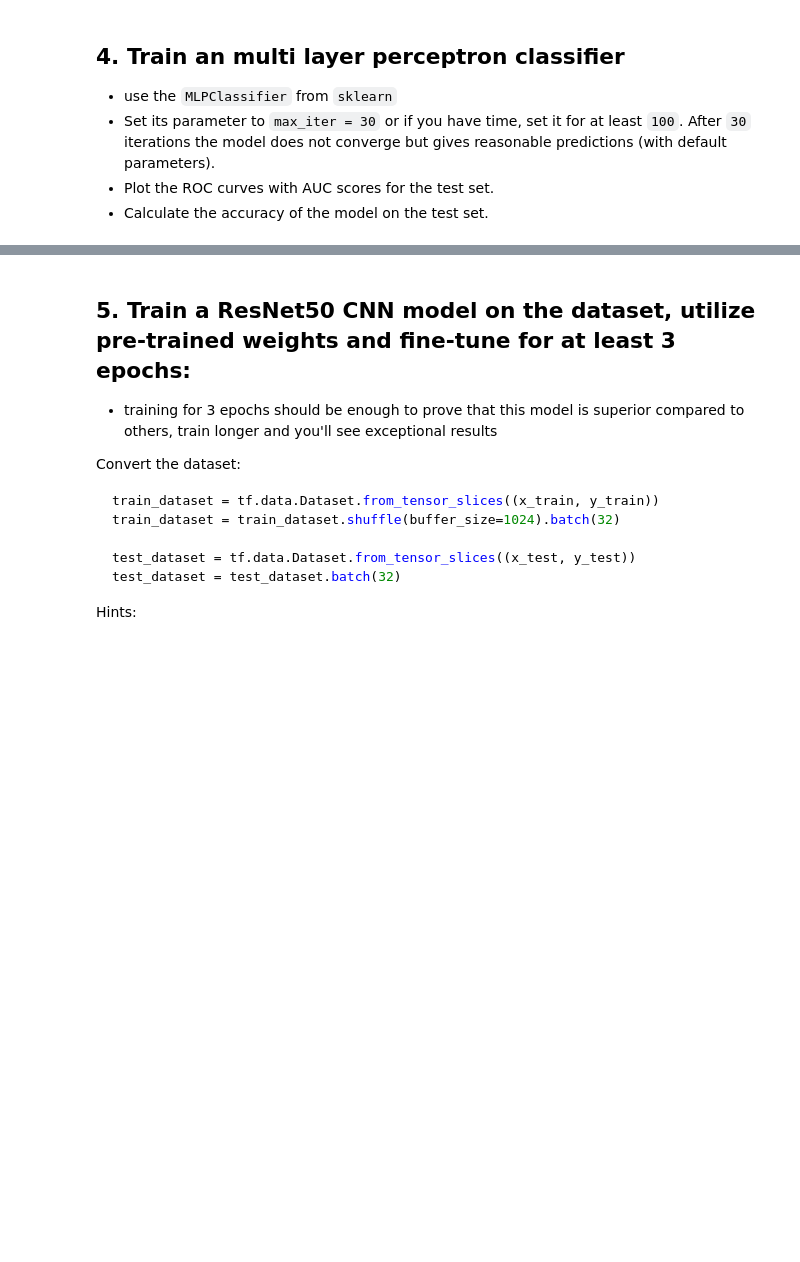
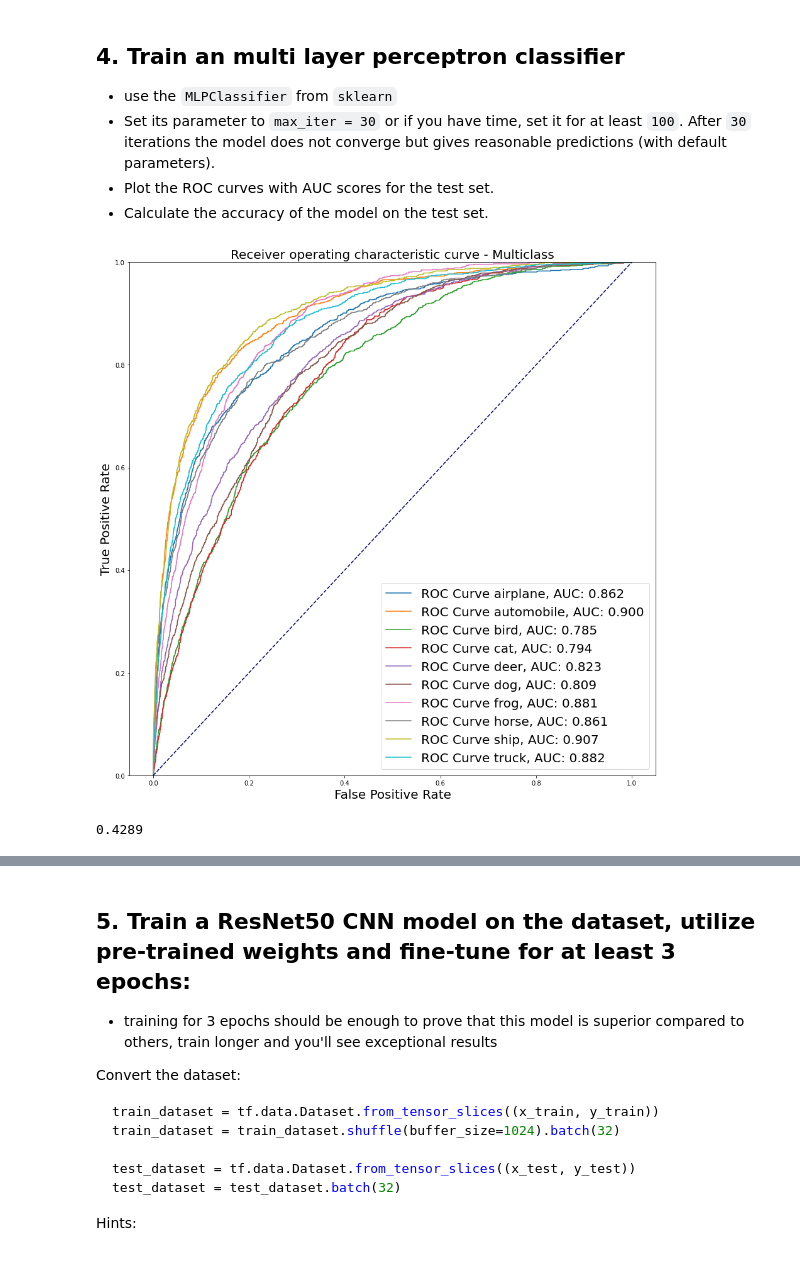
Before and after one commit to barnabasp/ML_Course, a Jupyter notebook: hw11_bporfy.ipynb, the cells around one changed output, grey strips where cells are left out. Drawn from its saved outputs; the diff is of its cells as text; code cells hidden in the pictures; blank space fills up the shorter version.

```diff
--- a/hw11_bporfy.ipynb
+++ b/hw11_bporfy.ipynb
@@ -211,3 +195,16 @@ metrics.accuracy_score(y_test,ypred23)
 * Calculate the accuracy of the model on the test set.
 # %%
 from sklearn.neural_network import MLPClassifier
+# %%
+clf4 = MLPClassifier(max_iter=30).fit(x_train,y_train)
+# %%
+ypred14 = clf4.predict_proba(x_test)
+ypred24 = clf4.predict(x_test)
+# %%
+plotROCAUC(y_test_bin, ypred14)
+# %% [output]
+[figure, added]
+# %%
+metrics.accuracy_score(y_test,ypred24)
+# %% [output]
+0.4289
```
Also changed, not shown: parts of 8 cells of this notebook.
